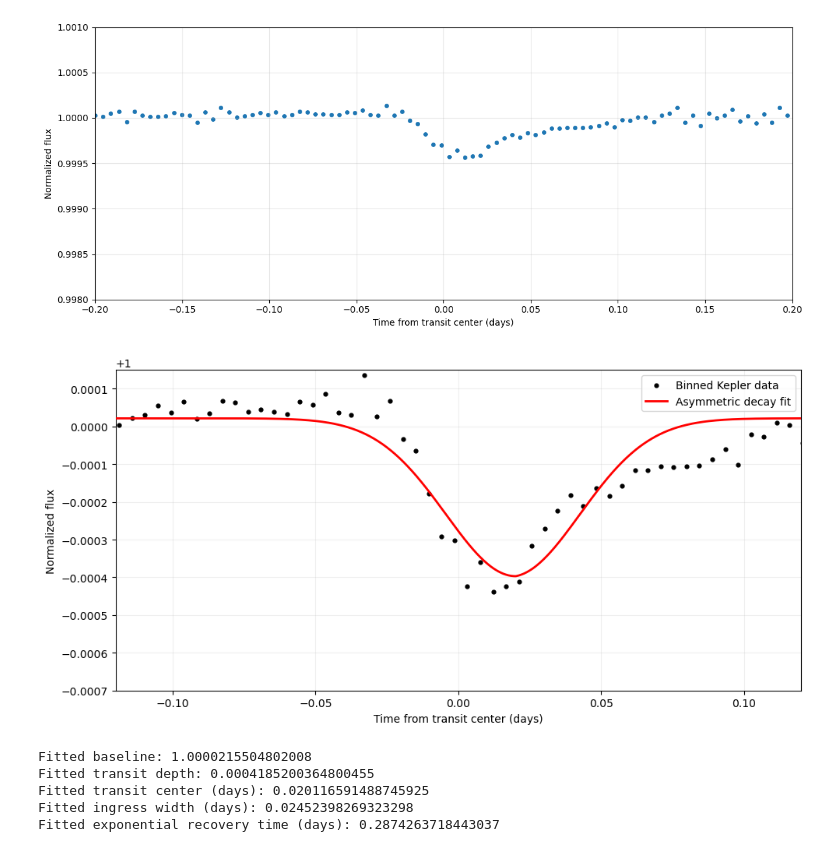
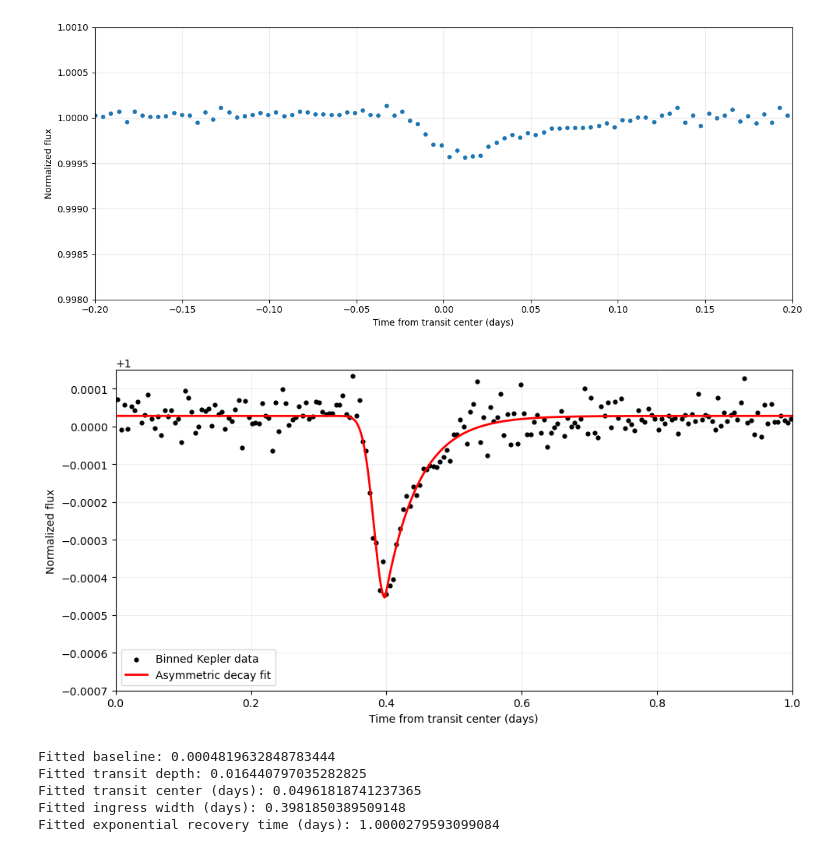
Before and after one commit to psi-dirac/psi-planet-disintegration, a Jupyter notebook: KOI2700b/clean_code.ipynb, the cells around one changed output. Drawn from its saved outputs; the diff is of its cells as text; code cells hidden in the pictures.

```diff
--- a/KOI2700b/clean_code.ipynb
+++ b/KOI2700b/clean_code.ipynb
@@ -12,7 +12,7 @@ search_result = lk.search_lightcurve('KIC 8639908', author='Kepler', cadence="lo
 # %%
 # Many light curves for each long cadence observation
 
-lc_all = search_result.download_all()
+lc_all = search_result.download_all()[0:16]
 ax = lc_all.plot()
 
 ax.legend(loc="upper right", bbox_to_anchor=(1.25, 1.0))
@@ -82,7 +82,7 @@ plt.show()
 # Defining some important parameters
 
 transit_time = 67.358
-orbital_period = 0.910022
+period = 0.910022
 transit_duration = 0.25
 
 # Initializing a fresh array
@@ -94,7 +94,7 @@ processed_lcs = []
 for lc in lc_all:
     lc = lc.remove_nans()
 
-    lc = lc.normalize()
+    #lc = lc.normalize()
 
     transit_mask = lc.create_transit_mask(
         period=period,
@@ -138,7 +138,7 @@ number_of_bins = 200
 
 bin_size_days = orbital_period / number_of_bins
 
-binned = folded.bin(time_bin_size=bin_size_days)
+binned = folded.bin(time_bin_size=bin_size_days).normalize()
 
 bin_size_days = 6.5 / (60 * 24)
 binned = folded.bin(time_bin_size=bin_size_days)
@@ -204,44 +204,53 @@ valid = np.isfinite(x) & np.isfinite(y)
 x = x[valid]
 y = y[valid]
 
-# Defining an exponential function to fit the data
+# switch to 0 --> 1 orbital phase
+phase = (x / period + 1) % 1
+phase_min = phase[np.argmin(y)]
+shift = 0.40 - phase_min
+phase = (phase + shift) % 1
+idx = np.argsort(phase)
 
-def transit_model(x, baseline, depth, center, ingress_width, decay_time):
-    ingress = np.exp(-0.5 * ((x - center) / ingress_width)**2)
-    recovery = np.where(
-        x >= center,
-        np.exp(-(x - center) / decay_time),
-        1.0
+phase = phase[idx]
+y = y[idx]
+
+# Define a new transit model using a Gaussian shape combined with exponential decay
+def transit_model(t, A, sigma, tau, t0, C):
+    gaussian = A * np.exp(-0.5 * ((t - t0) / sigma)**2)
+
+    recovery = A * np.exp(-(t - t0) / tau)
+
+    return np.where(
+        t < t0,
+        C - gaussian,
+        C - recovery
     )
-    return baseline - depth * ingress * recovery
 
 # Initial guess for what the values in the function may be
-
 initial_guess = [
-    1.0,       # baseline flux
-    0.00045,   # transit depth
-    0.0,       # transit center (days)
-    0.015,     # ingress width (days)
-    0.04       # exponential recovery time (days)
+    0.0004,       # baseline flux
+    0.015,   # transit depth
+    0.05,  # transit center (days)
+    0.4,     # ingress width (days)
+    1.0       # exponential recovery time (days)
 ]
 
 # Obtaining values from scipy's curve_fit ability
-
 popt, pcov = curve_fit(
     transit_model,
-    x,
+    phase,
     y,
     p0=initial_guess,
     bounds=(
-        [0.998, 0.0, -0.1, 0.001, 0.001],
-        [1.002, 0.003, 0.1, 0.1, 0.3]
+        [1e-5, 0.001, 0.001, 0.35, 0.999],
+        [0.001, 0.1, 0.5, 0.45, 1.001]
     ),
     maxfev=20000
 )
 
 # Defining the fitted x and y values
 
-x_fit = np.linspace(-0.15, 0.15, 1000)
+x_fit = np.linspace(0, 1, 1000)
 y_fit = transit_model(x_fit, *popt)
 
 # Plotting and formatting
@@ -249,46 +258,46 @@ y_fit = transit_model(x_fit, *popt)
 fig, ax = plt.subplots(figsize=(10, 5))
 
 ax.scatter(
-    x,
+    phase,
     y,
     color="black",
     s=12,
     label="Binned Kepler data",
     zorder=2
 )
 
 ax.plot(
     x_fit,
     y_fit,
     color="red",
     linewidth=2,
     label="Asymmetric decay fit",
     zorder=3
 )
 
-ax.set_xlim(-0.12, 0.12)
+ax.set_xlim(0, 1)
 ax.set_ylim(0.9993, 1.00015)
 
 ax.set_xlabel("Time from transit center (days)")
 ax.set_ylabel("Normalized flux")
 ax.legend()
 ax.grid(True, alpha=0.2)
 
 plt.tight_layout()
 plt.show()
 
 print("Fitted baseline:", popt[0])
 print("Fitted transit depth:", popt[1])
 print("Fitted transit center (days):", popt[2])
 print("Fitted ingress width (days):", popt[3])
 print("Fitted exponential recovery time (days):", popt[4])
 # %% [output]
-[figure, old version]
+[figure, new version]
-Fitted baseline: 1.0000215504802008
-Fitted transit depth: 0.0004185200364800455
-Fitted transit center (days): 0.020116591488745925
-Fitted ingress width (days): 0.02452398269323298
-Fitted exponential recovery time (days): 0.2874263718443037
+Fitted baseline: 0.0004819632848783444
+Fitted transit depth: 0.016440797035282825
+Fitted transit center (days): 0.04961818741237365
+Fitted ingress width (days): 0.3981850389509148
+Fitted exponential recovery time (days): 1.0000279593099084
 # %%
 # Setting x and y values from binned data
 
```
Also changed, not shown: parts of 4 cells of this notebook.
